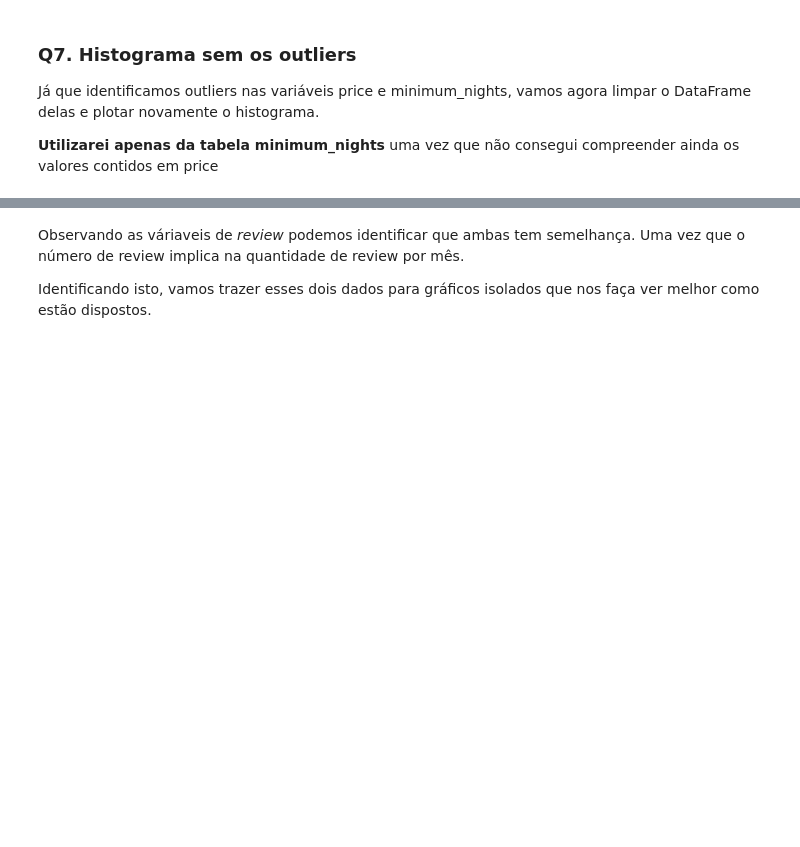
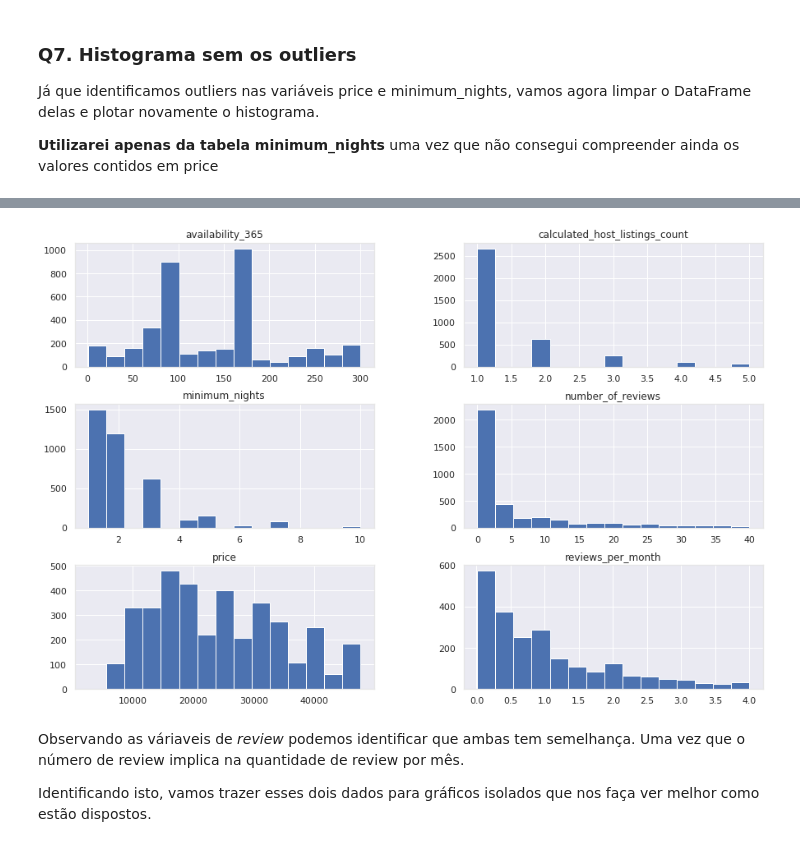
Before and after one commit to gabrielaugustom/meu-portfolio, a Jupyter notebook: Chile_Analisando_os_Dados_do_Airbnb.ipynb, the cells around one changed output, grey strips where cells are left out. Drawn from its saved outputs; the diff is of its cells as text; code cells hidden in the pictures; blank space fills up the shorter version.

```diff
--- a/Chile_Analisando_os_Dados_do_Airbnb.ipynb
+++ b/Chile_Analisando_os_Dados_do_Airbnb.ipynb
@@ -376,3 +400,8 @@ vis5 = sns.distplot(df["availability_365"],bins=15,color='#762EA6', hist_kws=dic
+# %%
+# plotar o histograma para as variáveis numéricas
+df_clean[['calculated_host_listings_count', 'minimum_nights', 'price', 'reviews_per_month', 'number_of_reviews', 'availability_365']].hist(bins=15, figsize=(15,10));
+# %% [output]
+[figure, added]
 # %% [markdown]
 Observando as váriaveis de *review* podemos identificar que ambas tem semelhança. Uma vez que o número de review implica na quantidade de review por mês.
 
```
Also changed, not shown: parts of 20 cells of this notebook.
